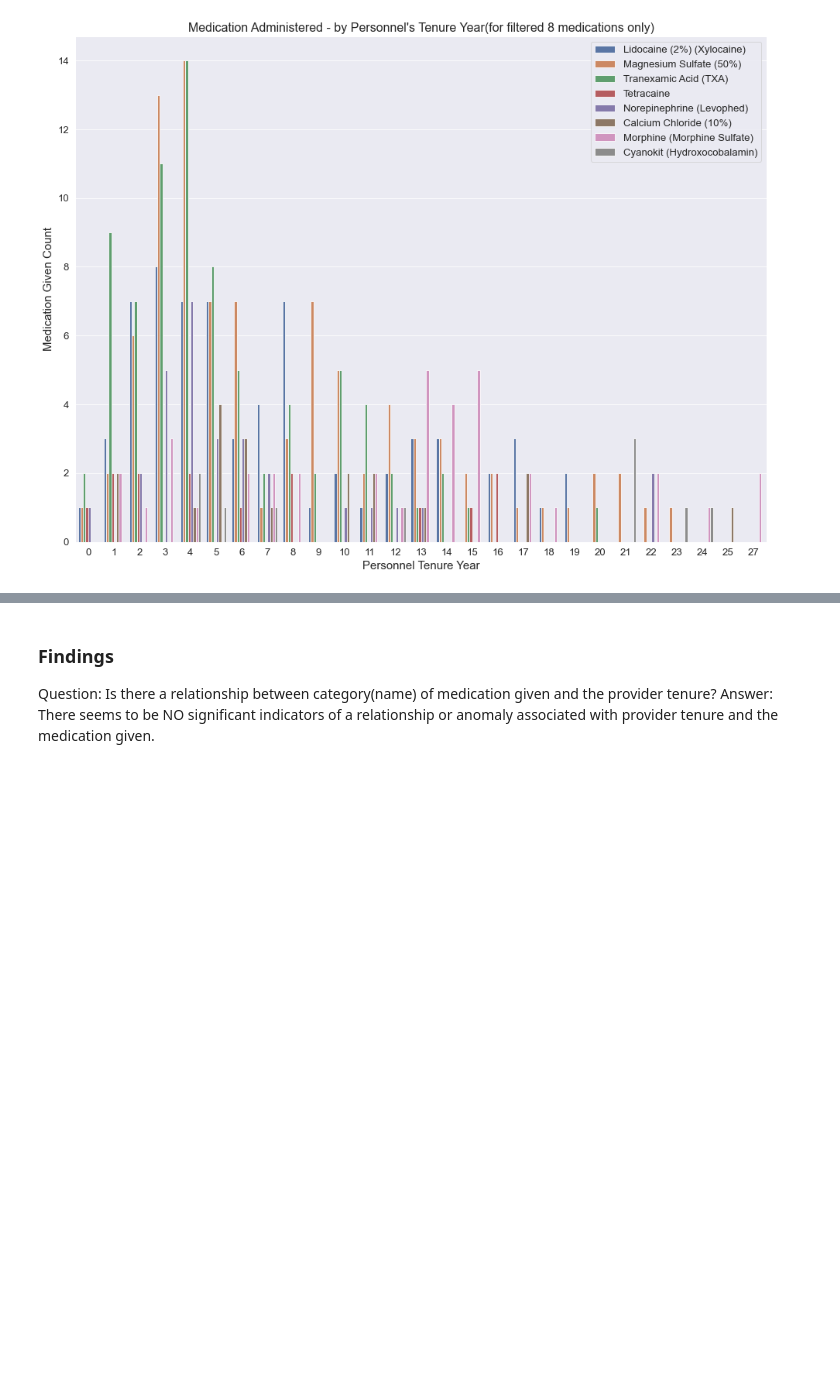
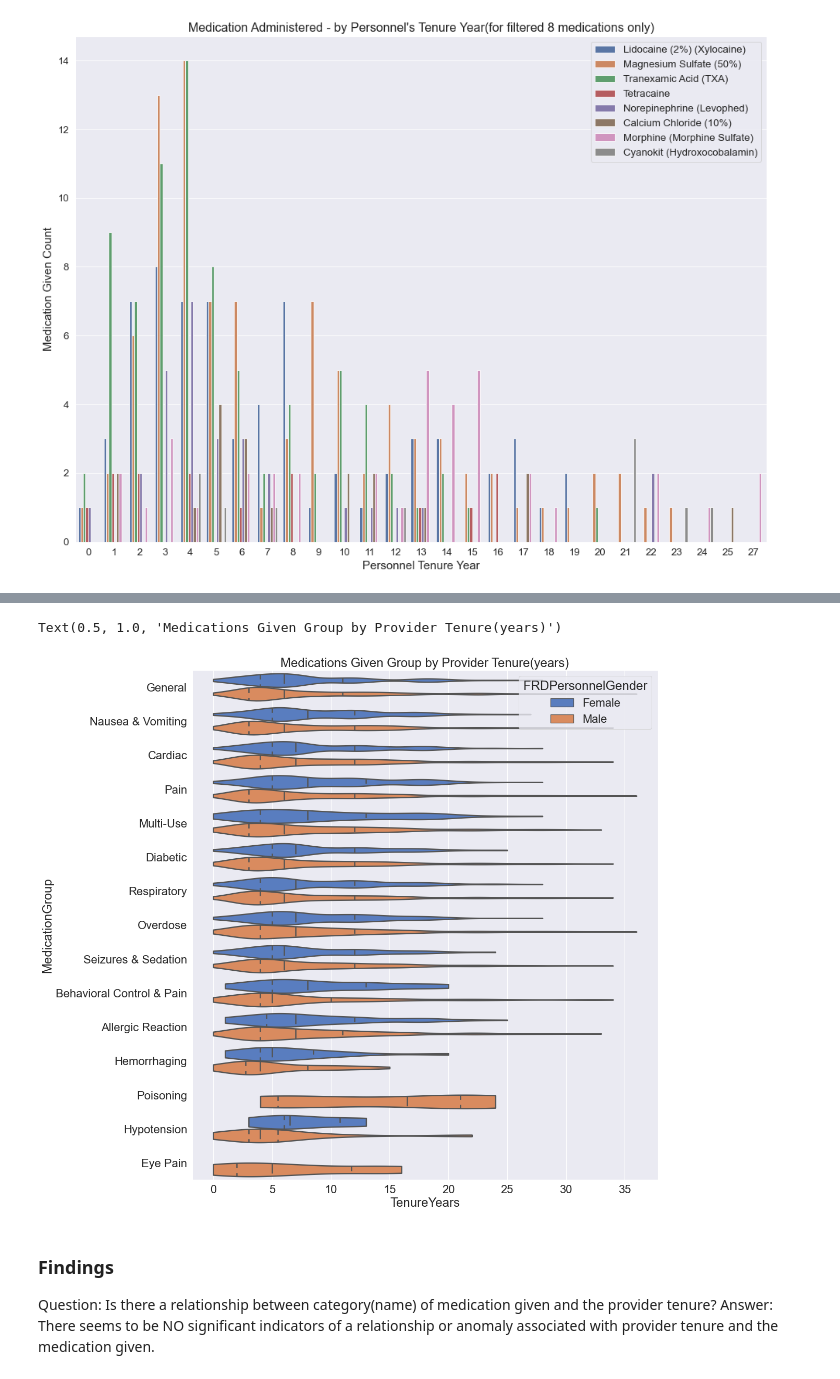
Before and after one commit to data-rescue/ems-analytics, a Jupyter notebook: notebooks/20210323-au-medication-tenure-relation.ipynb, the cells around one changed output, grey strips where cells are left out. Drawn from its saved outputs; the diff is of its cells as text; code cells hidden in the pictures; blank space fills up the shorter version.

Commit message:
added medication group into the NB

```diff
--- a/notebooks/20210323-au-medication-tenure-relation.ipynb
+++ b/notebooks/20210323-au-medication-tenure-relation.ipynb
@@ -1104,0 +1107,4 @@ plt.legend(loc='upper right')
+# %%
+#Import Medication Group
+localFolder='../data/02_intermediate/' #If run from Git Hub project folder structure, script must be in "notebooks" folder
+dfmedicationClasses=pd.read_csv(localFolder+'MedicationGroups_v2.csv',usecols=['Medication_Given_RXCUI_Code','MedicationGroup'])
@@ -1104,0 +1120,12 @@ plt.legend(loc='upper right')
+# %%
+#Add a column for 'Medication Group' in dataframe dfMedPatientReduced to create the new column
+##dfMedPatientReduced.merge(dfmedicationClasses,how='left',on='Medication_Given_RXCUI_Code')
+
+#Add a column for 'Medication Group' in dataframe dfMedPatientReduced to create the new column
+dfMedPatientReduced_withMedGroup = pd.merge(dfMedPatientReduced,dfmedicationClasses,how='left',on='Medication_Given_RXCUI_Code')
+
+#drop the Count column as it is not needed here
+##dfMedPatientReduced_withMedGroup.drop(columns=['Count'], inplace=True)
+print("There are {} records in dfMedPatientReduced".format(len(dfMedPatientReduced)))
+print("There are {} records in dfMedPatientReduced_withMedGroup".format(len(dfMedPatientReduced_withMedGroup)))
+dfMedPatientReduced_withMedGroup.head()
@@ -1105,3 +1141,17 @@ plt.legend(loc='upper right')
+# %%
+plt.figure(figsize=(16,18))
+##sns.set_theme(style="whitegrid")
+sns.set(style="darkgrid")
+sns.set(font_scale = 2)
+sns.violinplot("TenureYears","MedicationGroup",
+               data=dfMedPatientReduced_withMedGroup, hue="FRDPersonnelGender",
+               scale='width', linewidth=2.5,
+              cut=0, palette="muted", inner="quartile");
+plt.title('Medications Given Group by Provider Tenure(years)')
+##plt.savefig("ViolinPlot_MedicationGroup_byProviderTenure.png")
+# %% [output]
+Text(0.5, 1.0, 'Medications Given Group by Provider Tenure(years)')
+[figure, added]
 # %% [markdown]
 ### Findings
 Question: Is there a relationship between category(name) of medication given and the provider tenure?
```
Also changed, not shown: parts of 3 cells of this notebook.
